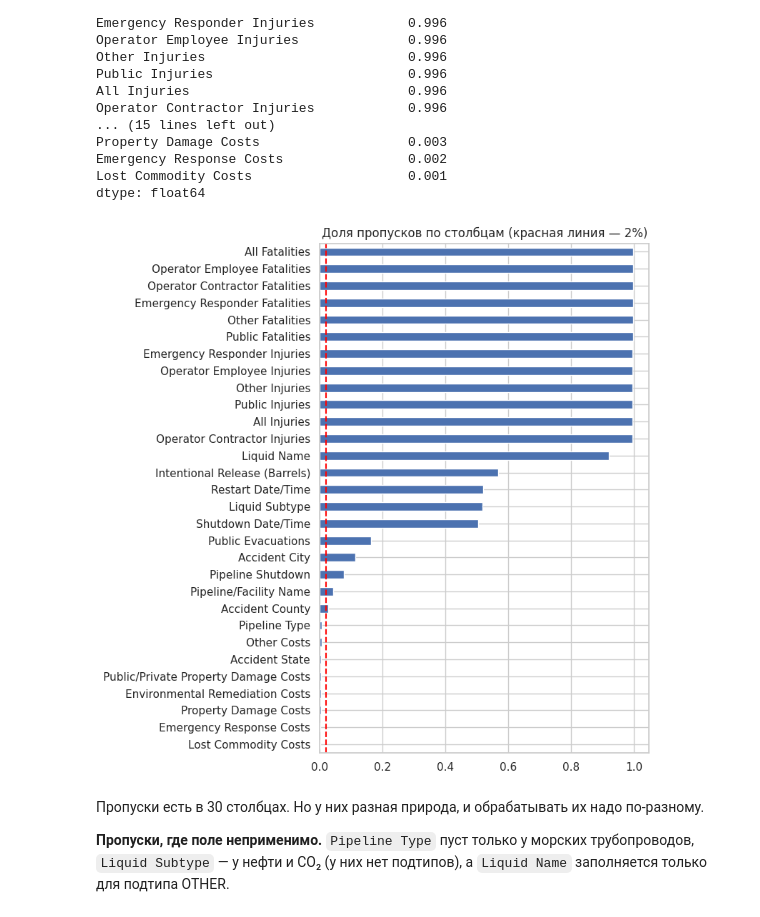
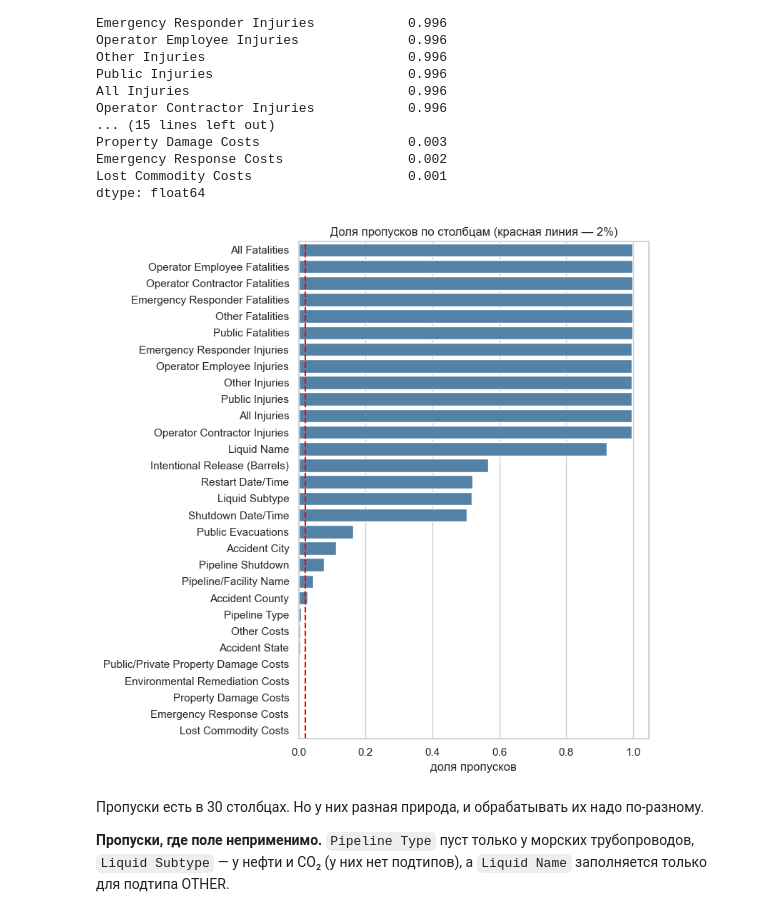
Before and after one commit to ksz26/Data_Engineering, a Jupyter notebook: notebooks/EDA.ipynb, the cells around one changed output. Saved outputs shown, nothing was run; the diff lists cells and outputs as text; code cells hidden in the pictures.

```diff
--- a/notebooks/EDA.ipynb
+++ b/notebooks/EDA.ipynb
@@ -24,11 +27,11 @@ import pandas as pd
 import matplotlib.pyplot as plt
 import seaborn as sns
 
-warnings.filterwarnings("ignore")  # чтобы предупреждения библиотек не засоряли вывод
-
 # data_loader.py лежит в корне репозитория, на уровень выше
-ROOT = Path("..").resolve() if Path("../data_loader.py").exists() else Path(".").resolve()
+ROOT = Path("..").resolve()
 sys.path.append(str(ROOT))
+# urllib3 (через gdown) ругается на системный LibreSSL в macOS — к анализу это не относится
+warnings.filterwarnings("ignore", message="urllib3 v2 only supports OpenSSL")
 from data_loader import download_dataset, convert_column_types
 
 pd.set_option("display.max_columns", None)
@@ -196,13 +201,16 @@ Emergency Response Costs                0.002
 Lost Commodity Costs                    0.001
 dtype: float64
 # %%
-na.sort_values().plot.barh(figsize=(8, 8))
+plt.figure(figsize=(8, 8))
+sns.barplot(x=na.values, y=na.index, color="steelblue")
 plt.axvline(0.02, color="red", linestyle="--")
 plt.title("Доля пропусков по столбцам (красная линия — 2%)")
+plt.xlabel("доля пропусков")
+plt.ylabel("")
 plt.tight_layout()
 plt.show()
 # %% [output]
-[figure, old version]
+[figure, new version]
 # %% [markdown]
 Пропуски есть в 30 столбцах. Но у них разная природа, и обрабатывать их надо по-разному.
 
```
Also changed, not shown: parts of 28 cells of this notebook, 1 other file.
